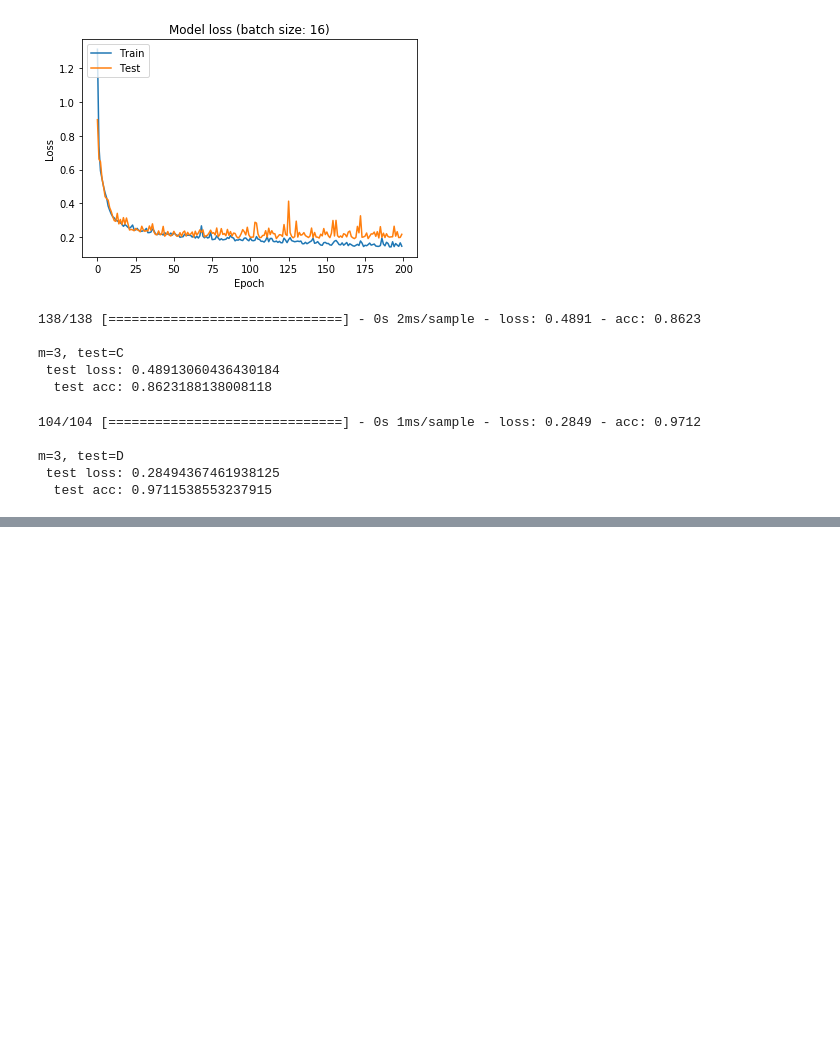
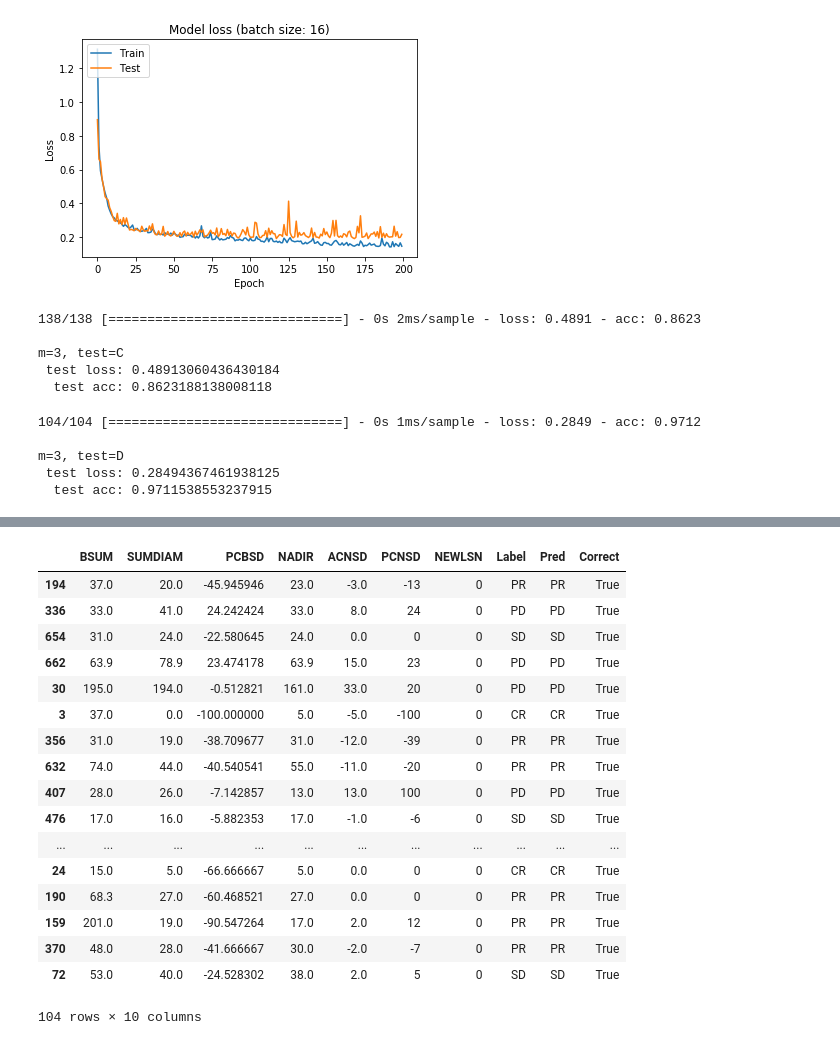
Before and after one commit to stomioka/phuse-tumor-ml, a Jupyter notebook: notebooks/05-fnn-tumor_prediction-sites-central.ipynb, the cells around one changed output, grey strips where cells are left out. Saved outputs shown, nothing was run; the diff lists cells and outputs as text; code cells hidden in the pictures; blank space fills up the shorter version.

```diff
--- a/notebooks/05-fnn-tumor_prediction-sites-central.ipynb
+++ b/notebooks/05-fnn-tumor_prediction-sites-central.ipynb
@@ -129,0 +170,24 @@ m=3, test=D
+# %%
+ts_x2_df['Label']=ts_y2_lbl['TRGRESP']
+ts_x2_df['Pred']=prediction(encoder, model, ts_x2)
+ts_x2_df['Correct']=return_predict(encoder, model, ts_x2, ts_y2_lbl['TRGRESP'])
+ts_x2_df
+# %% [output]
+|  | BSUM | SUMDIAM | PCBSD | NADIR | ACNSD | PCNSD | NEWLSN | Label | Pred | Correct |
+| 194 | 37.0 | 20.0 | -45.945946 | 23.0 | -3.0 | -13 | 0 | PR | PR | True |
+| 336 | 33.0 | 41.0 | 24.242424 | 33.0 | 8.0 | 24 | 0 | PD | PD | True |
+| 654 | 31.0 | 24.0 | -22.580645 | 24.0 | 0.0 | 0 | 0 | SD | SD | True |
+| 662 | 63.9 | 78.9 | 23.474178 | 63.9 | 15.0 | 23 | 0 | PD | PD | True |
+| 30 | 195.0 | 194.0 | -0.512821 | 161.0 | 33.0 | 20 | 0 | PD | PD | True |
+| 3 | 37.0 | 0.0 | -100.000000 | 5.0 | -5.0 | -100 | 0 | CR | CR | True |
+| 356 | 31.0 | 19.0 | -38.709677 | 31.0 | -12.0 | -39 | 0 | PR | PR | True |
+| 632 | 74.0 | 44.0 | -40.540541 | 55.0 | -11.0 | -20 | 0 | PR | PR | True |
+| 407 | 28.0 | 26.0 | -7.142857 | 13.0 | 13.0 | 100 | 0 | PD | PD | True |
+| 476 | 17.0 | 16.0 | -5.882353 | 17.0 | -1.0 | -6 | 0 | SD | SD | True |
+| ... | ... | ... | ... | ... | ... | ... | ... | ... | ... | ... |
+| 24 | 15.0 | 5.0 | -66.666667 | 5.0 | 0.0 | 0 | 0 | CR | CR | True |
+| 190 | 68.3 | 27.0 | -60.468521 | 27.0 | 0.0 | 0 | 0 | PR | PR | True |
+| 159 | 201.0 | 19.0 | -90.547264 | 17.0 | 2.0 | 12 | 0 | PR | PR | True |
+| 370 | 48.0 | 28.0 | -41.666667 | 30.0 | -2.0 | -7 | 0 | PR | PR | True |
+| 72 | 53.0 | 40.0 | -24.528302 | 38.0 | 2.0 | 5 | 0 | SD | SD | True |
+104 rows × 10 columns
```
Also changed, not shown: parts of 5 cells of this notebook, 1 other file.
